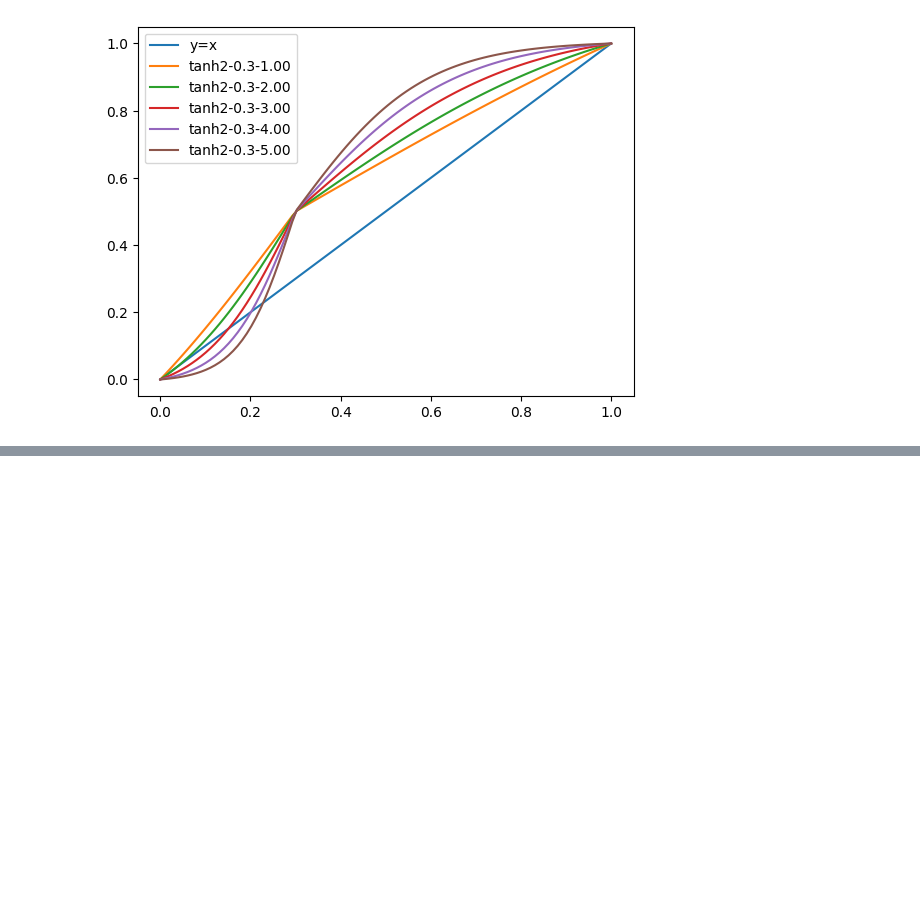
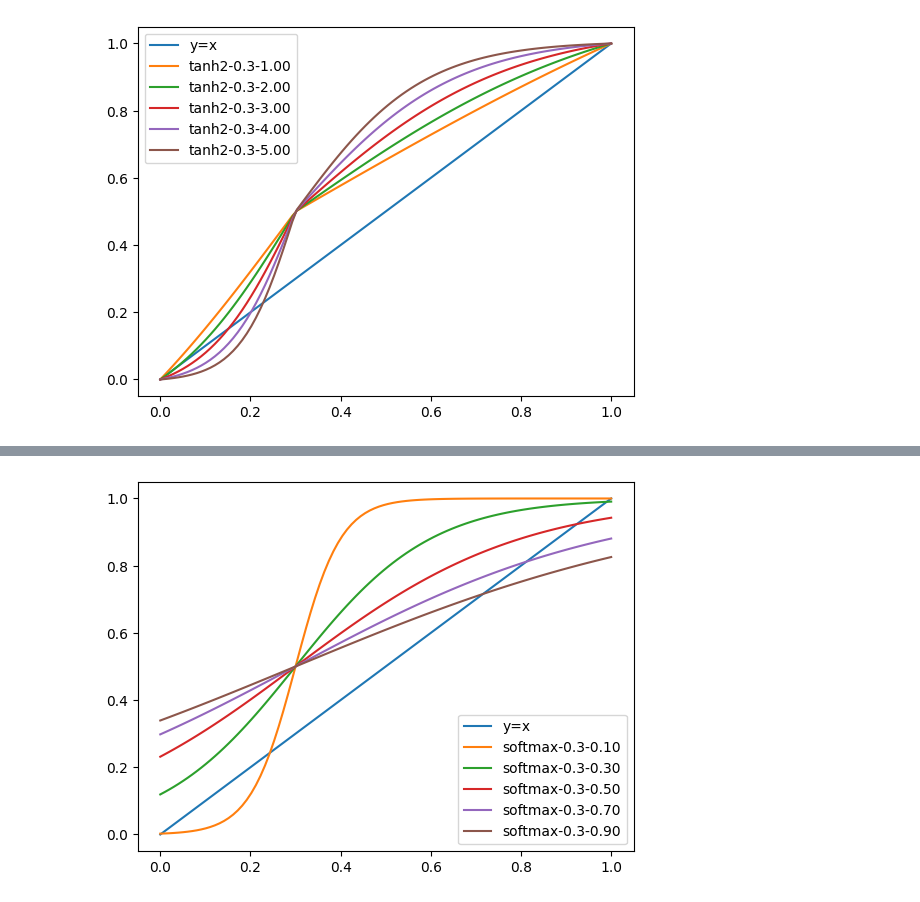
Before and after one commit to ashun989/mmsegmentation, a Jupyter notebook: tools/diffusemade/act_choice.ipynb, the cells around one changed output, grey strips where cells are left out. Saved outputs shown, nothing was run; the diff lists cells and outputs as text; code cells hidden in the pictures; blank space fills up the shorter version.

```diff
--- a/tools/diffusemade/act_choice.ipynb
+++ b/tools/diffusemade/act_choice.ipynb
@@ -101,0 +127,9 @@ plt.show()
+# %%
+plt.plot(x, x, label=f'y=x')
+for t in np.linspace(0.1, 0.9, 5):
+    y = act_softmax2(x, mid=0.3, temperature=t)
+    plt.plot(x, y, label=f'softmax-{0.3}-{t:.2f}')
+plt.legend()
+plt.show()
+# %% [output]
+[figure, added]
```
Also changed, not shown: parts of 3 cells of this notebook, 5 other files.
